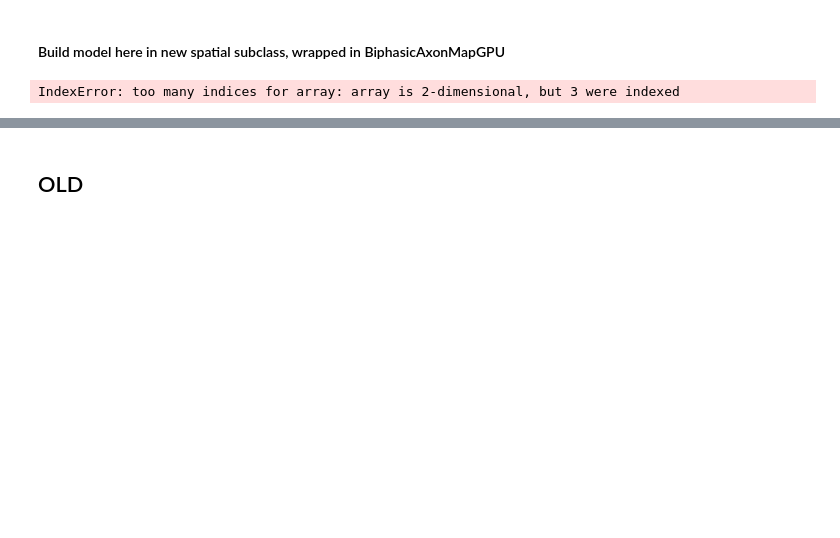
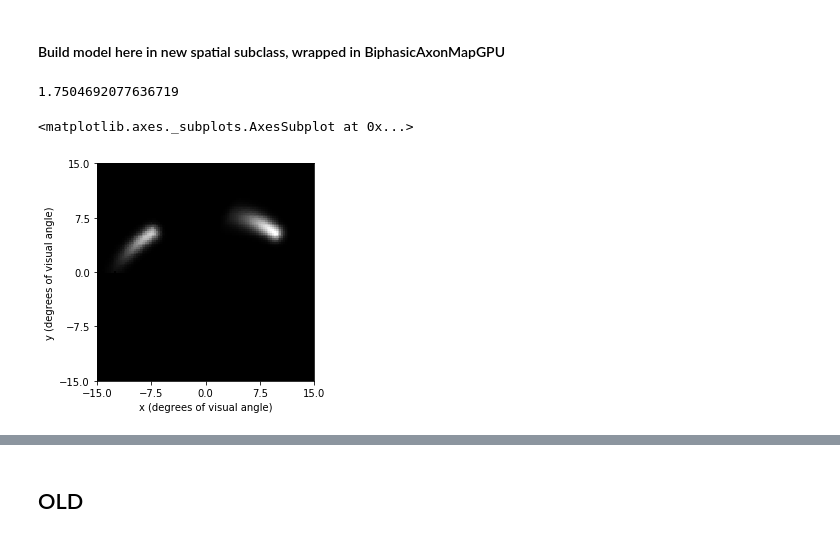
Before and after one commit to jgranley/pulse2percept, a Jupyter notebook: pulse2percept/models/jax.ipynb, the cells around one changed output, grey strips where cells are left out. Drawn from its saved outputs; the diff is of its cells as text; code cells hidden in the pictures; blank space fills up the shorter version.

```diff
--- a/pulse2percept/models/jax.ipynb
+++ b/pulse2percept/models/jax.ipynb
@@ -124,17 +237,26 @@ class BiphasicAxonMapGPU(Model):
 # %%
-model = BiphasicAxonMapGPU()
+model = BiphasicAxonMapGPU(axon_length = 0.5, axlambda=800)
 model.build()
 implant = ArgusII()
-stim = Stimulus({"A2" : BiphasicPulseTrain(20, 1, 0.45)})
+stim = Stimulus({"A2" : BiphasicPulseTrain(20, 1, 0.45), "A10" : BiphasicPulseTrain(30, 1, 0.45)})
 implant.stim = stim
 
-model_orig = BiphasicAxonMapModel()
+model_orig = BiphasicAxonMapModel(axlambda=800)
 model_orig.build()
 print()
+# %%
+stim = Stimulus({ "A10" : BiphasicPulseTrain(30, 1, 0.45)})
+implant.stim = stim
+# %%
+stim = Stimulus({"A2" : BiphasicPulseTrain(20, 1, 0.45), "A10" : BiphasicPulseTrain(30, 1, 0.45), "A4" : BiphasicPulseTrain(20, 1, 0.45), "A7" : BiphasicPulseTrain(30, 1, 0.45)})
+implant.stim = stim
 # %%
-%%timeit
+start = time.time()
 percept = model.predict_percept(implant)
+print((time.time() - start)*1000)
 percept.plot()
 # %% [output]
-IndexError: too many indices for array: array is 2-dimensional, but 3 were indexed
+1.7504692077636719
+<matplotlib.axes._subplots.AxesSubplot at 0x...>
+[figure, added]
 # %%
```
Also changed, not shown: parts of 35 cells of this notebook.
